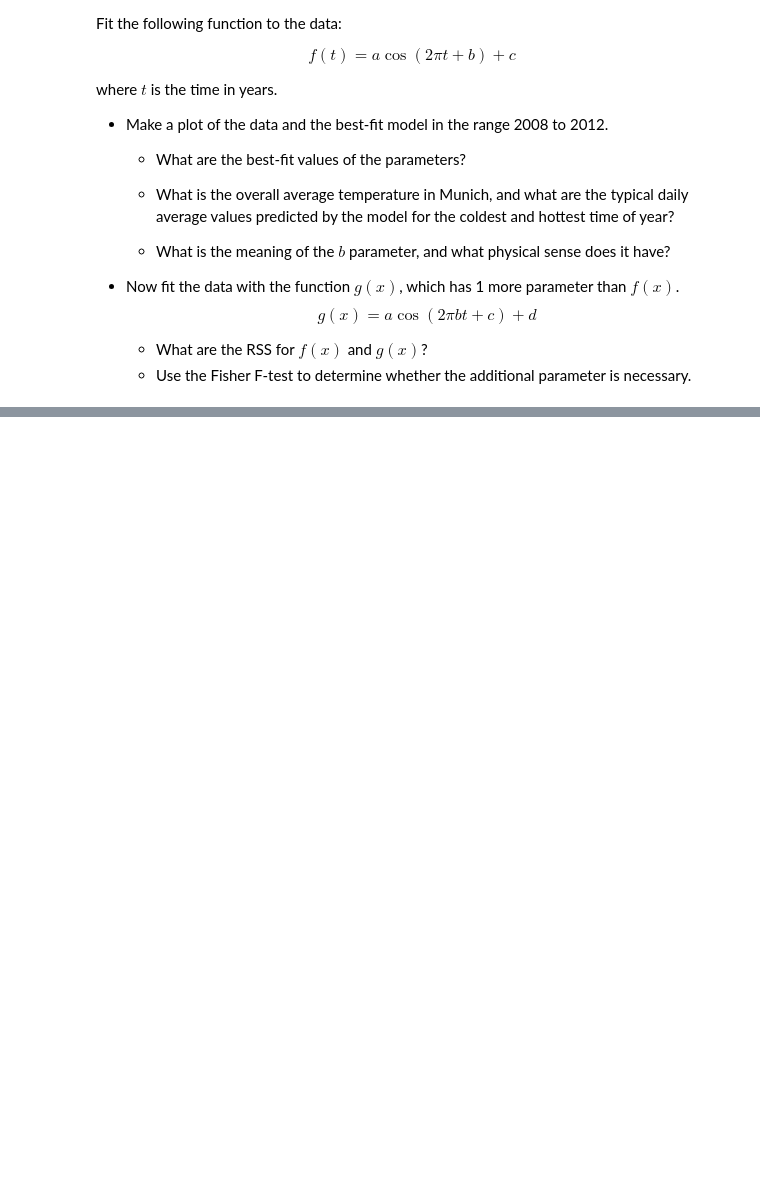
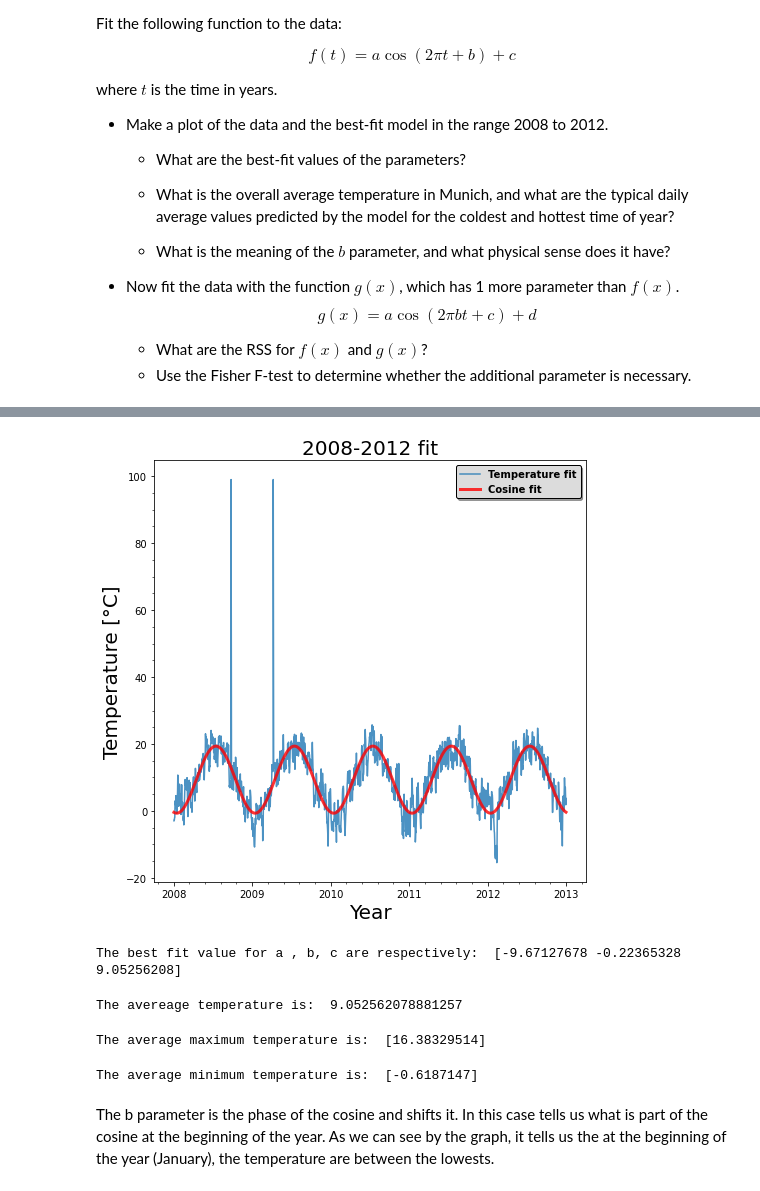
Before and after one commit to tommasoamico/LaboratoryOfComputationalPhysics_Y4, a Jupyter notebook: 08ex_fitting.ipynb, the cells around one changed output, grey strips where cells are left out. Saved outputs shown, nothing was run; the diff lists cells and outputs as text; code cells hidden in the pictures; blank space fills up the shorter version.

```diff
--- a/08ex_fitting.ipynb
+++ b/08ex_fitting.ipynb
@@ -445,0 +484,4 @@ $$g(x) = a \cos(2\pi b t + c)+d$$
+# %%
+#Restricting the dataset to the range 2008 to 2012.
+data = data[(data['Date']>2008) & (data['Date']<2013)]
+data.head()
@@ -445,0 +495,34 @@ $$g(x) = a \cos(2\pi b t + c)+d$$
+# %%
+# Fitting the restricted data
+popt_1, pcov_1 = sp.optimize.curve_fit(f, data['Date'], data['Temperatures'], p0=[12, 0, 12])
+fig, ax = plt.subplots(nrows= 1, ncols=1, figsize=(7, 7))
+ax.plot(data['Date'], data['Temperatures'], alpha=0.8, label='Temperature fit')
+ax.plot(data['Date'], f(data['Date'], *popt_1), color='red', linewidth=3, label='Cosine fit', alpha=0.8)
+ax.set_title('2008-2012 fit', fontsize=20)
+ax.set_xlabel('Year', fontsize=20)
+ax.set_ylabel('Temperature [°C]', fontsize=20)
+ax.legend(shadow=True, framealpha=1, facecolor='gainsboro', edgecolor='black', prop={'weight':'bold','size':10})
+ax.minorticks_on()
+fig.tight_layout()
+# %% [output]
+[figure, added]
+# %%
+print('The best fit value for a , b, c are respectively: ', popt)
+# %% [output]
+The best fit value for a , b, c are respectively:  [-9.67127678 -0.22365328  9.05256208]
+# %%
+print('The avereage temperature is: ', popt[2])
+# %% [output]
+The avereage temperature is:  9.052562078881257
+# %%
+t_max= ((popt[1])/2*np.pi)
+print('The average maximum temperature is: ', popt[0]*np.cos(2*np.pi*t_max+[popt[1]])+popt[2])
+# %% [output]
+The average maximum temperature is:  [16.38329514]
+# %%
+t_min = ((1/2)*(2-(popt[1]/np.pi)))
+print('The average minimum temperature is: ',popt[0]*np.cos(2*np.pi*t_min+[popt[1]])+popt[2])
+# %% [output]
+The average minimum temperature is:  [-0.6187147]
+# %% [markdown]
+The b parameter is the phase of the cosine and shifts it. In this case tells us what is part of the cosine at the beginning of the year. As we can see by the graph, it tells us the at the beginning of the year (January), the temperature are between the lowests.
```
Also changed, not shown: parts of 12 cells of this notebook.
